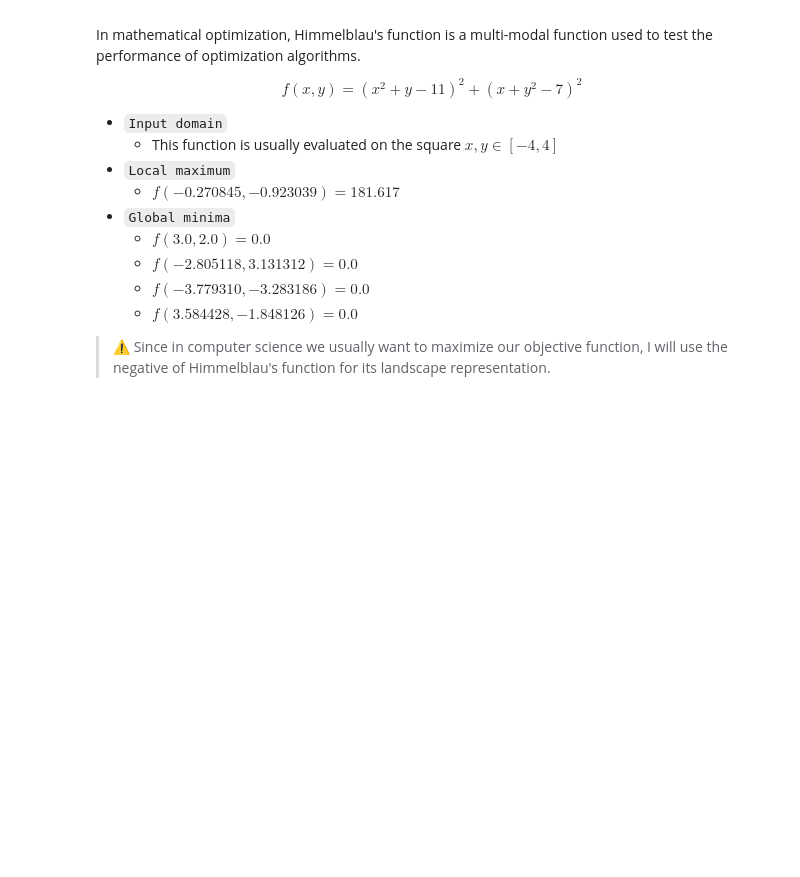
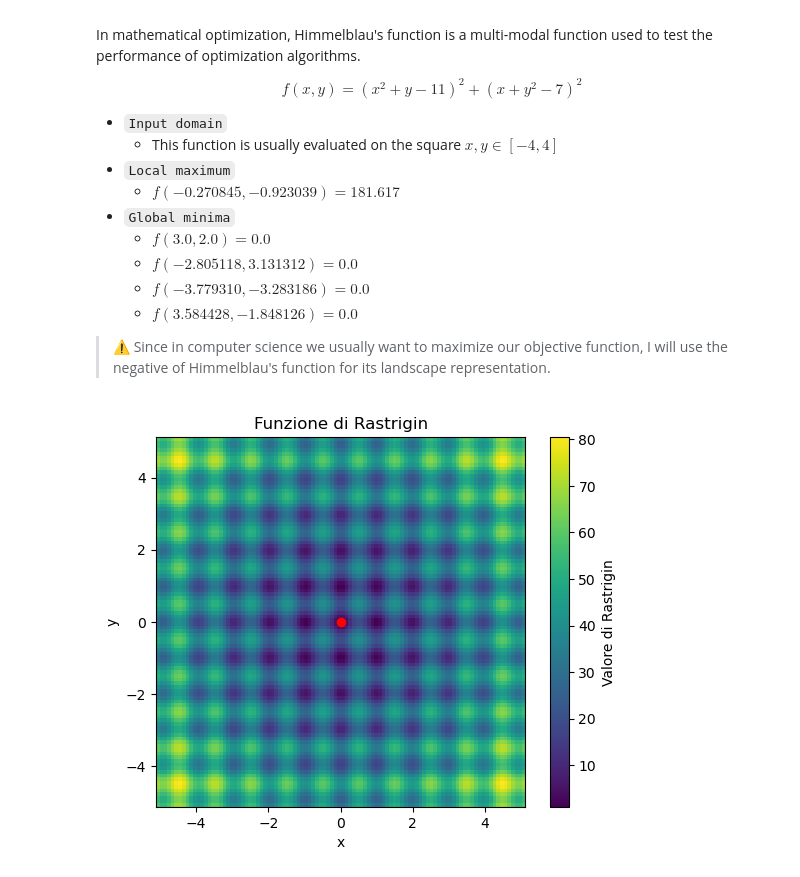
Before and after one commit to NicoloIacobone/Computational_Intelligence, a Jupyter notebook: varie_nico/Single_state.ipynb, the cells around one changed output. Drawn from its saved outputs; the diff is of its cells as text; code cells hidden in the pictures; blank space fills up the shorter version.

```diff
--- a/varie_nico/Single_state.ipynb
+++ b/varie_nico/Single_state.ipynb
@@ -386 +383,18 @@ def visualize_population(population=None, parents=None, best_individual=None):
     plt.show()
+# %%
+def rastrigin(x, A=10):
+    """NumPy Rastrigin test function"""
+    if x.ndim == 1:
+        return -np.sum(A - A * np.cos(2 * np.pi * x) + x**2)
+    else:
+        return -np.sum(A - A * np.cos(2 * np.pi * x) + x**2, axis=1)
+
+def rastrigin_nico(x, y, A=10):
+    A = 10
+    return 2 * A + (x**2 - A * np.cos(2 * np.pi * x)) + (y**2 - A * np.cos(2 * np.pi * y))
+# %%
+x = np.linspace(-5.12, 5.12, 100)
+y = np.linspace(-5.12, 5.12, 100)
+
+X, Y = np.meshgrid(x, y)
+Z = rastrigin_nico(X, Y)
@@ -386,0 +411,4 @@ def visualize_population(population=None, parents=None, best_individual=None):
+# %%
+plot_rastrigin(0, 0)
+# %% [output]
+[figure, added]
```
Also changed, not shown: parts of 12 cells of this notebook.
